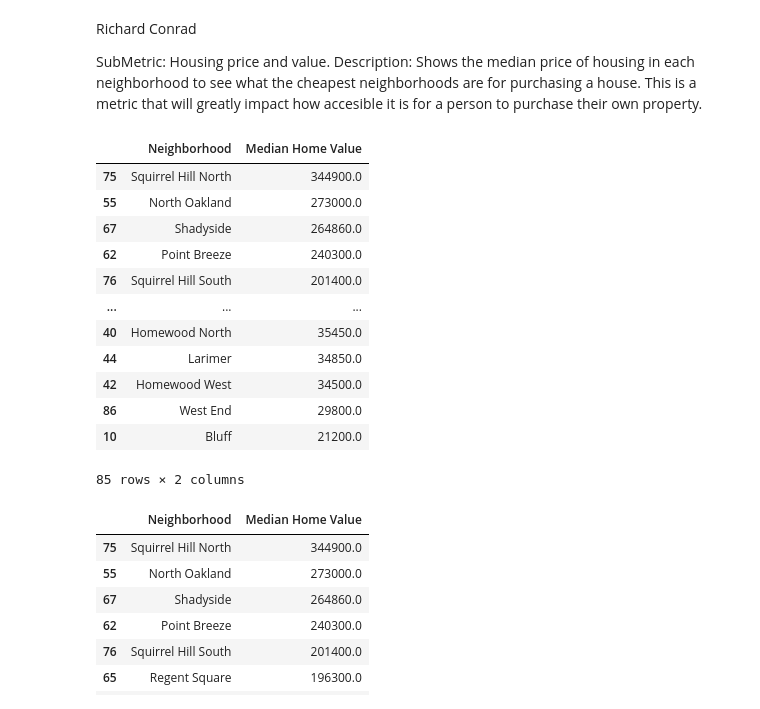
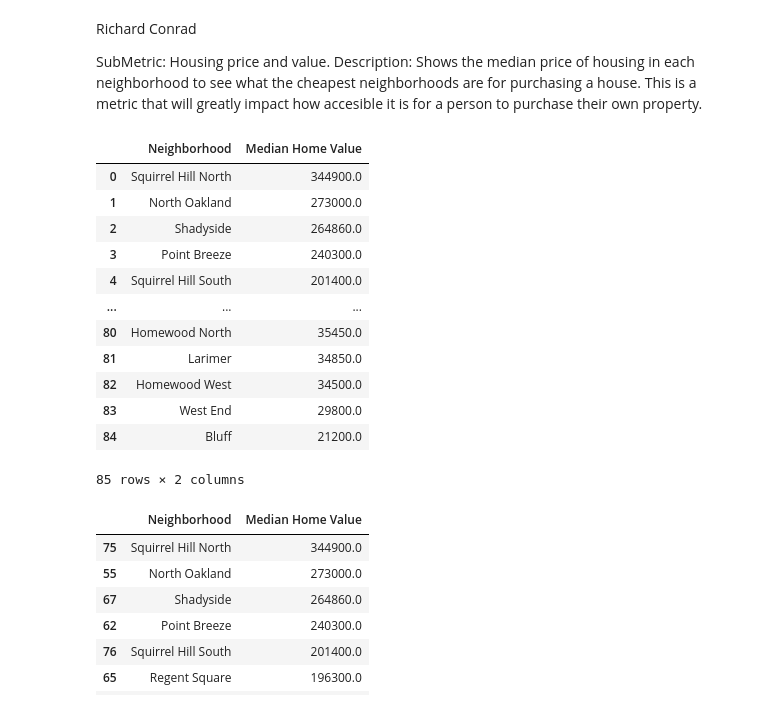
Before and after one commit to Amw298/final-project, a Jupyter notebook: ricky.ipynb, the cells around one changed output. Cells and saved outputs as stored; diff of their text form; code cells hidden in the pictures.

```diff
--- a/ricky.ipynb
+++ b/ricky.ipynb
@@ -5,23 +5,24 @@ SubMetric: Housing price and value. Description: Shows the median price of housi
 # %%
 import pandas as pd
 hv = pd.read_csv("Housing.csv")
 hv = hv.sort_values('Median Home Value', ascending = False)
 hve =hv.iloc[:,[0,21]]
 hve = hve.dropna()
+hve = hve.reset_index(drop=True)
 hve
 # %% [output]
 |  | Neighborhood | Median Home Value |
-| 75 | Squirrel Hill North | 344900.0 |
-| 55 | North Oakland | 273000.0 |
-| 67 | Shadyside | 264860.0 |
-| 62 | Point Breeze | 240300.0 |
-| 76 | Squirrel Hill South | 201400.0 |
+| 0 | Squirrel Hill North | 344900.0 |
+| 1 | North Oakland | 273000.0 |
+| 2 | Shadyside | 264860.0 |
+| 3 | Point Breeze | 240300.0 |
+| 4 | Squirrel Hill South | 201400.0 |
 | ... | ... | ... |
-| 40 | Homewood North | 35450.0 |
-| 44 | Larimer | 34850.0 |
-| 42 | Homewood West | 34500.0 |
-| 86 | West End | 29800.0 |
-| 10 | Bluff | 21200.0 |
+| 80 | Homewood North | 35450.0 |
+| 81 | Larimer | 34850.0 |
+| 82 | Homewood West | 34500.0 |
+| 83 | West End | 29800.0 |
+| 84 | Bluff | 21200.0 |
 85 rows × 2 columns
 # %%
 hve.plot.bar(x='Neighborhood',figsize=(15,3))
```
